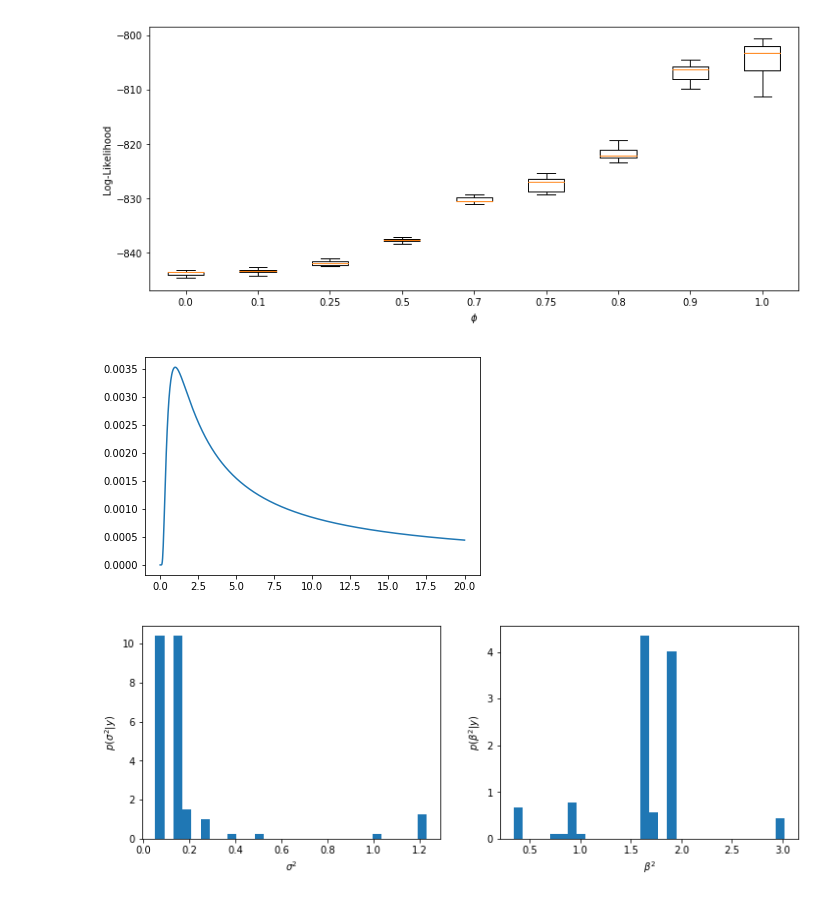
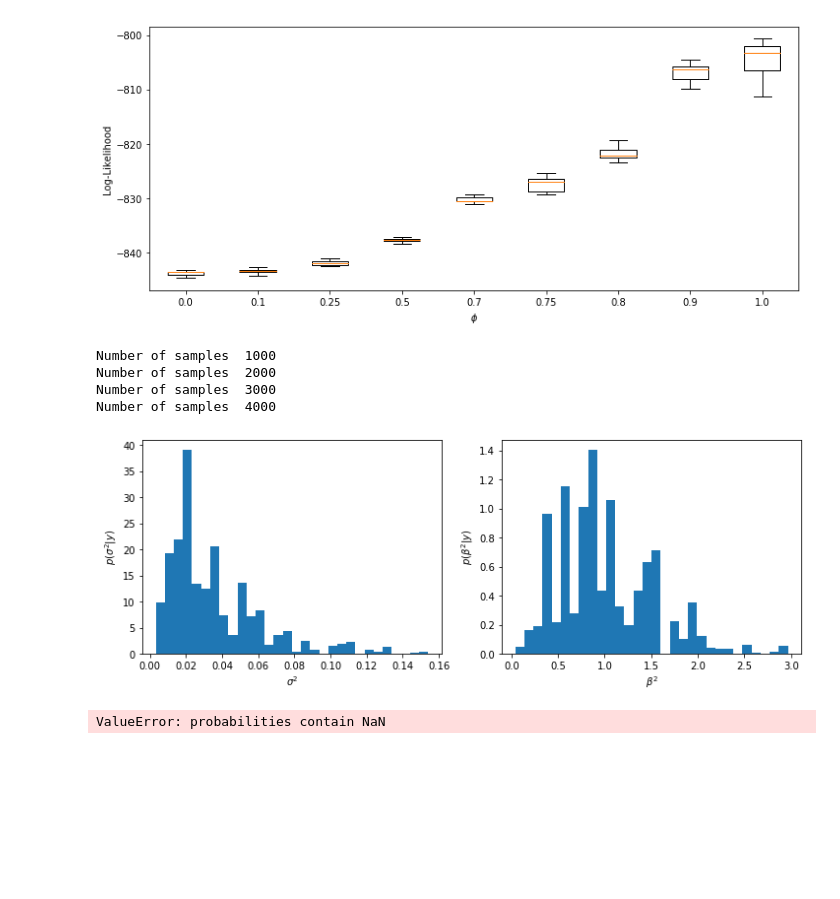
Before and after one commit to marcusklasson/smc_methods, a Jupyter notebook: homework/h3.ipynb, the cells around one changed output. Drawn from its saved outputs; the diff is of its cells as text; code cells hidden in the pictures; blank space fills up the shorter version.

Commit message:
Added code for particle gibbs, not working yet

```diff
--- a/homework/h3.ipynb
+++ b/homework/h3.ipynb
@@ -73,17 +73,6 @@ ax.set_xlabel(r"$\phi$"); ax.set_ylabel("Log-Likelihood");
 plt.show()
 # %% [output]
 [figure]
-# %%
-from scipy.special import gamma as gamma_function
-
-def invgamma_pdf(x, a=0.01, b=0.01):
-    return  b**(a) / gamma_function(a) * (x**(-a-1)) * np.exp(-1/x)
-
-array = np.linspace(0.001,20, 1000)
-plt.plot(array, invgamma_pdf(array, 0.01, 0.01))
-plt.show()
-# %% [output]
-[figure, removed]
 # %%
 def gaussian_random_walk(x, scale=1.0):
     return np.random.normal(loc=x, scale=scale)
@@ -96,10 +85,10 @@ def particle_metropolis_hastings(y, M=10000, N=20):
     phi = 0.985 # constant
 
     # Initialization
-    theta[0, 0] = 1.0
-    theta[0, 1] = 1.0
+    theta[0, 0] = 0.1 # sigma2
+    theta[0, 1] = 1.0 # Beta2
     theta_proposed[0,:] = theta[0,:]
-    params = [phi, 1.0, 1.0]
+    params = [phi, np.sqrt(theta[0,0]), np.sqrt(theta[0,1])]
     _, _, logl_proposed = bootstrap_particle_filter(y, N, theta=params)
     logl[0] = logl_proposed
 
@@ -123,15 +112,18 @@ def particle_metropolis_hastings(y, M=10000, N=20):
         params = [phi, np.sqrt(theta_proposed[m,0]), np.sqrt(theta_proposed[m,1])]
         _, _, logl_proposed = bootstrap_particle_filter(y, N, theta=params)
 
+        # TODO: I receive runtime warning divide by zero in log somewhere!!!!
         # Using gaussian random walk as proposal q should cancel out
         # when computing acceptance probability alpha
         logl_difference = logl_proposed - logl[m-1]
 
         # Compute log prior difference
-        log_prior_sigma2 = np.log( invgamma_pdf(theta_proposed[m,0]) )
-        log_prior_sigma2 = log_prior_sigma2 - np.log( invgamma_pdf(theta[m-1,0]) )
-        log_prior_beta2 = np.log( invgamma_pdf(theta_proposed[m,1]) )
-        log_prior_beta2 = log_prior_sigma2 - np.log( invgamma_pdf(theta[m-1,1]) )
+        #log_prior_sigma2 = np.log( invgamma_pdf(theta_proposed[m,0]) )
+        # scale in scipy.stats.invgamma is b
+        log_prior_sigma2 = invgamma.logpdf(x=theta_proposed[m,0], a=0.01, scale=0.01 )
+        log_prior_sigma2 = log_prior_sigma2 - invgamma.logpdf(x=theta[m-1, 0], a=0.01, scale=0.01 )
+        log_prior_beta2 = invgamma.logpdf(x=theta_proposed[m,1], a=0.01, scale=0.01)
+        log_prior_beta2 = log_prior_sigma2 - invgamma.logpdf(x=theta[m-1,1], a=0.01, scale=0.01 )
         log_prior = log_prior_sigma2 + log_prior_beta2
 
         #print("logl_difference: ", logl_difference)
@@ -144,6 +136,6 @@ def particle_metropolis_hastings(y, M=10000, N=20):
         else:
             theta[m, :] = theta[m-1, :]
             logl[m] = logl[m-1]
-        if (m%100)==0:
+        if (m%1000)==0:
             print("Number of samples ", m)
     return theta, logl
@@ -155,9 +142,19 @@ theta, logl = particle_metropolis_hastings(y, M, N)
 # %%
+M = 5000 # number of samples from PMH
+N = 100 # number of particles in BPF
+
+theta, logl = particle_metropolis_hastings(y, M, N)
+
+burnin = 1000
 fig, ax = plt.subplots(nrows=1, ncols=2, figsize=(12, 4))
-ax[0].hist(theta[:,0], bins=30, density=True)
+ax[0].hist(theta[burnin:,0], bins=30, density=True)
 ax[0].set_xlabel(r"$\sigma^2$"); ax[0].set_ylabel(r"$p(\sigma^2 | y)$");
-ax[1].hist(theta[:,1], bins=30, density=True)
+ax[1].hist(theta[burnin:,1], bins=30, density=True)
 ax[1].set_xlabel(r"$\beta^2$"); ax[1].set_ylabel(r"$p(\beta^2 | y)$");
 plt.show()
 # %% [output]
+Number of samples  1000
+Number of samples  2000
+Number of samples  3000
+Number of samples  4000
-[figure, old version]
+[figure, new version]
@@ -163,0 +233,15 @@ plt.show()
+# %%
+M = 1000 # number of samples from Particle Gibbs
+N = 5 # number of particles in BPF
+
+theta, x = particle_gibbs_sampling(y, M, N)
+
+burnin = 1000
+fig, ax = plt.subplots(nrows=1, ncols=2, figsize=(12, 4))
+ax[0].hist(theta[burnin:,0], bins=30, density=True)
+ax[0].set_xlabel(r"$\sigma^2$"); ax[0].set_ylabel(r"$p(\sigma^2 | y)$");
+ax[1].hist(theta[burnin:,1], bins=30, density=True)
+ax[1].set_xlabel(r"$\beta^2$"); ax[1].set_ylabel(r"$p(\beta^2 | y)$");
+plt.show()
+# %% [output]
+ValueError: probabilities contain NaN
```
Also changed, not shown: parts of 3 cells of this notebook.
